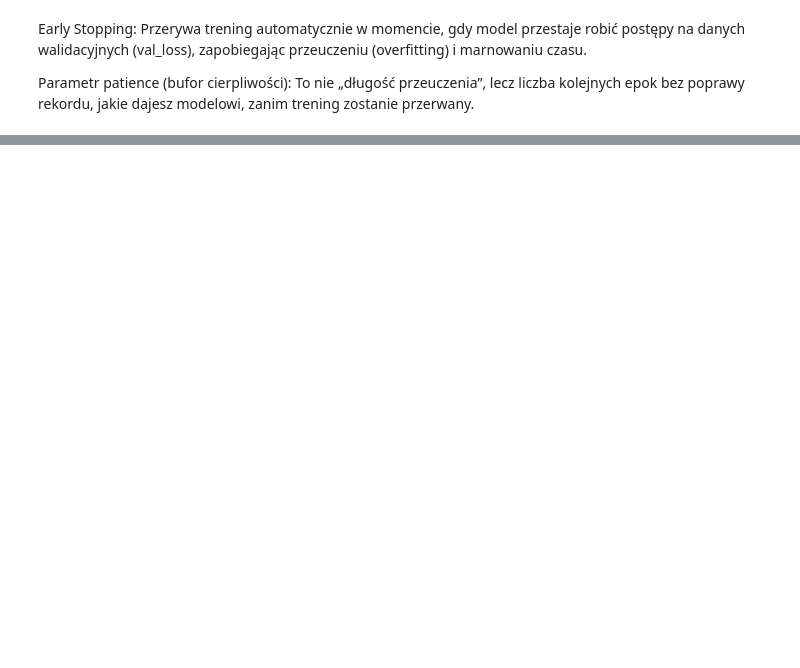
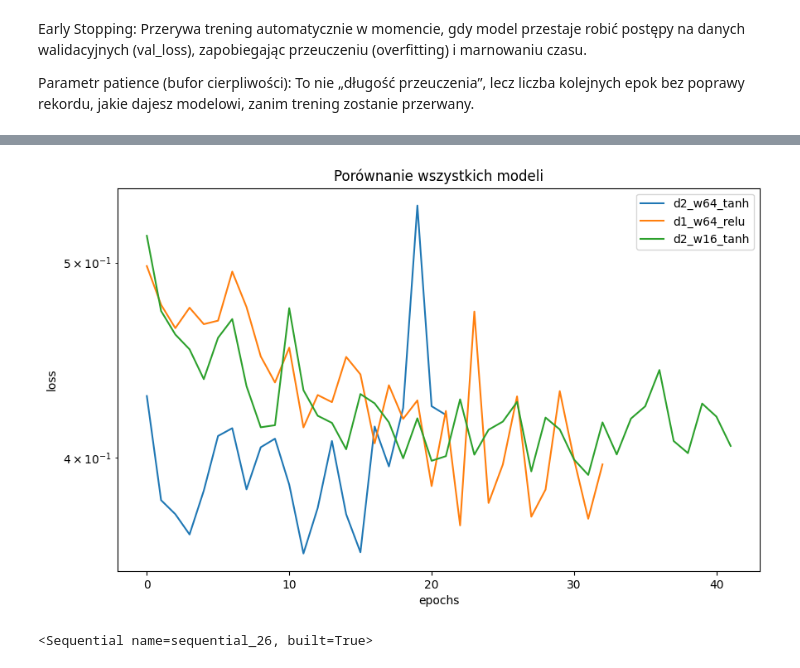
Before and after one commit to michallitwin/python-learning, a Jupyter notebook: python_dl/exercises2_dl.ipynb, the cells around one changed output, grey strips where cells are left out. Cells and saved outputs as stored; diff of their text form; code cells hidden in the pictures; blank space fills up the shorter version.

```diff
--- a/python_dl/exercises2_dl.ipynb
+++ b/python_dl/exercises2_dl.ipynb
@@ -541,0 +671,9 @@ Parametr patience (bufor cierpliwości): To nie „długość przeuczenia”, le
+# %%
+plots = plot_histories(top_3_hist)
+# %% [output]
+[figure, added]
+# %%
+best_model = hist['d2_w64_tanh'].model
+best_model
+# %% [output]
+<Sequential name=sequential_26, built=True>
```
Also changed, not shown: parts of 27 cells of this notebook.
